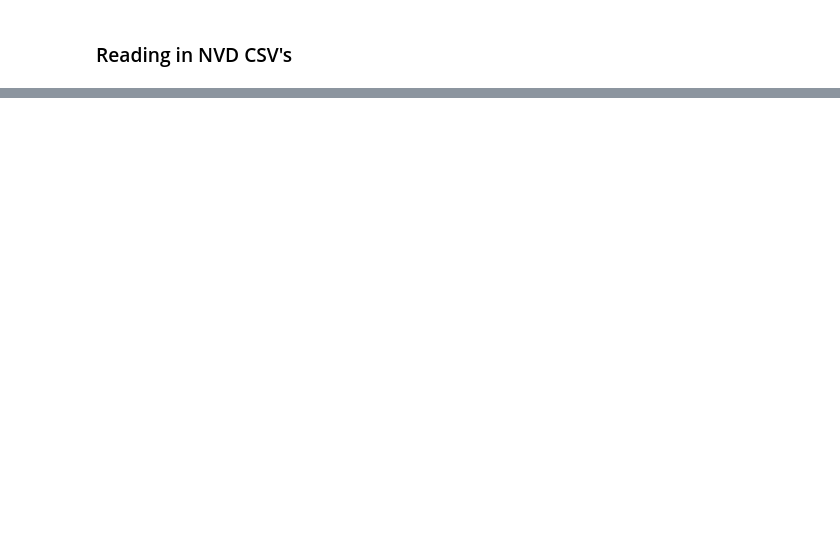
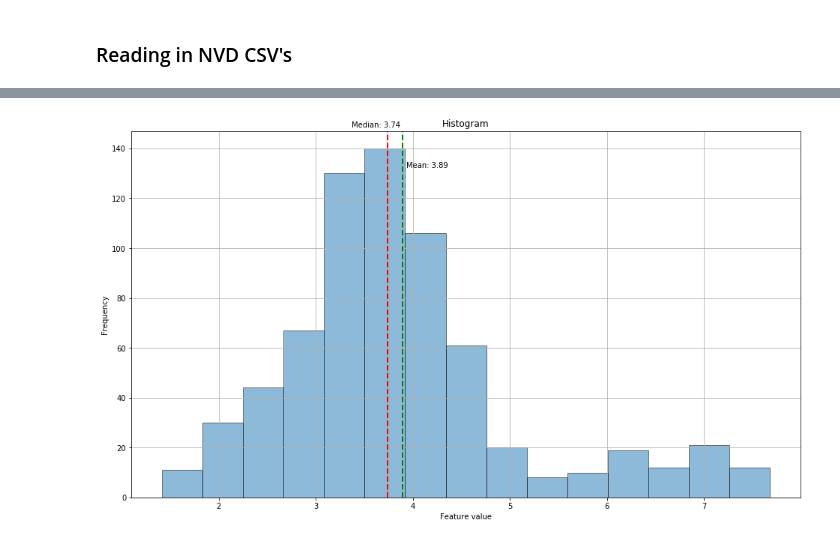
Before and after one commit to UNCG-CSE/Open_Source_Vul_Metrics, a Jupyter notebook: src/(GW Project pt.2) Correlation between spike in releases and new vulnerabilities.ipynb, the cells around one changed output, grey strips where cells are left out. Saved outputs shown, nothing was run; the diff lists cells and outputs as text; code cells hidden in the pictures; blank space fills up the shorter version.

```diff
--- a/src/(GW Project pt.2) Correlation between spike in releases and new vulnerabilities.ipynb
+++ b/src/(GW Project pt.2) Correlation between spike in releases and new vulnerabilities.ipynb
@@ -69,0 +185,19 @@ df_NVD_hash
+# %%
+df_pow = vulnsWeekCount.apply(np.sqrt)
+df_pow.plot.hist(alpha=0.5, bins=15, grid=True,color = "C0", legend=None, ec="black", linestyle='solid')
+plt.xlabel("Feature value")
+plt.title("Histogram")
+
+#Calc Mean and Display
+plt.axvline(df_pow['count'].mean(), color='g', linestyle='dashed', linewidth=2)
+min_ylim, max_ylim = plt.ylim()
+plt.text(df_pow['count'].mean()*1.01, max_ylim*0.9, 'Mean: {:.2f}'.format(df_pow['count'].mean()))
+
+#Calc Median and Display
+plt.axvline(df_pow['count'].median(), color='r', linestyle='dashed', linewidth=2)
+min_ylim, max_ylim = plt.ylim()
+plt.text(df_pow['count'].median()*.9, max_ylim*1.01, 'Median: {:.2f}'.format(df_pow['count'].median()))
+
+plt.show()
+# %% [output]
+[figure, added]
```
Also changed, not shown: parts of 31 cells of this notebook.
